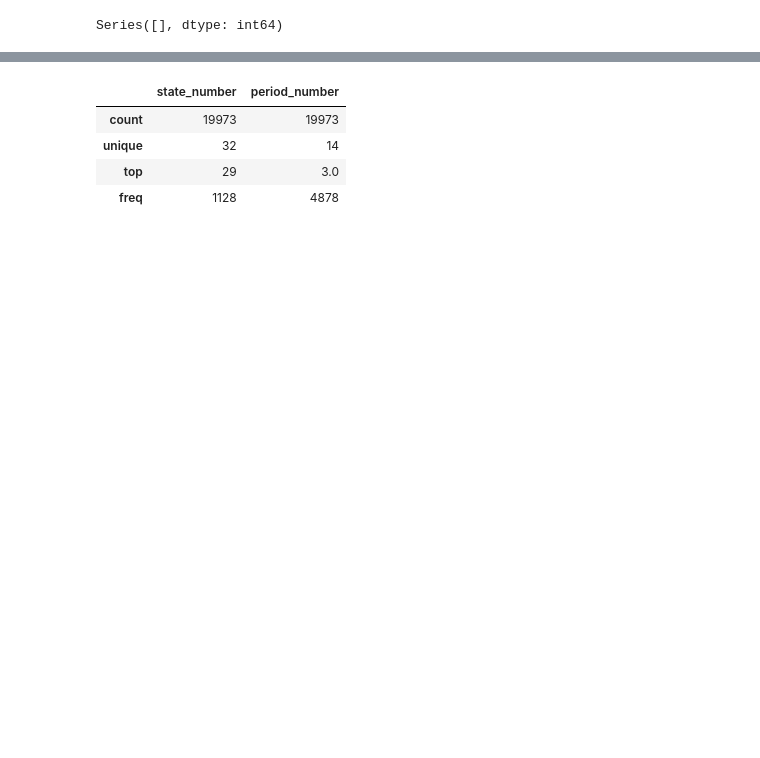
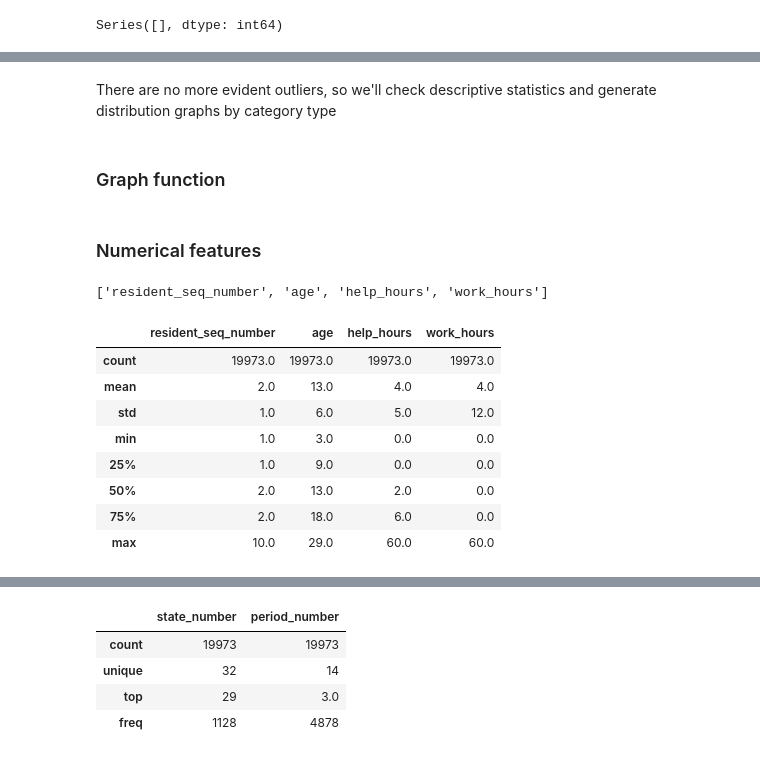
Before and after one commit to Maxkaizo/---_-ML-Zoomcamp-2024, a Jupyter notebook: eda.ipynb, the cells around one changed output, grey strips where cells are left out. Drawn from its saved outputs; the diff is of its cells as text; code cells hidden in the pictures; blank space fills up the shorter version.

```diff
--- a/eda.ipynb
+++ b/eda.ipynb
@@ -320,0 +334,4 @@ Series([], dtype: int64)
+# %% [markdown]
+There are no more evident outliers, so we'll check descriptive statistics and generate distribution graphs by category type
+# %% [markdown]
+### Graph function
@@ -320,0 +371,19 @@ Series([], dtype: int64)
+# %% [markdown]
+### Numerical features
+# %%
+numerical = list(df.select_dtypes(include=['float64', 'int64']).columns)
+numerical
+# %% [output]
+['resident_seq_number', 'age', 'help_hours', 'work_hours']
+# %%
+df.describe().round()
+# %% [output]
+|  | resident_seq_number | age | help_hours | work_hours |
+| count | 19973.0 | 19973.0 | 19973.0 | 19973.0 |
+| mean | 2.0 | 13.0 | 4.0 | 4.0 |
+| std | 1.0 | 6.0 | 5.0 | 12.0 |
+| min | 1.0 | 3.0 | 0.0 | 0.0 |
+| 25% | 1.0 | 9.0 | 0.0 | 0.0 |
+| 50% | 2.0 | 13.0 | 2.0 | 0.0 |
+| 75% | 2.0 | 18.0 | 6.0 | 0.0 |
+| max | 10.0 | 29.0 | 60.0 | 60.0 |
```
Also changed, not shown: parts of 14 cells of this notebook.
